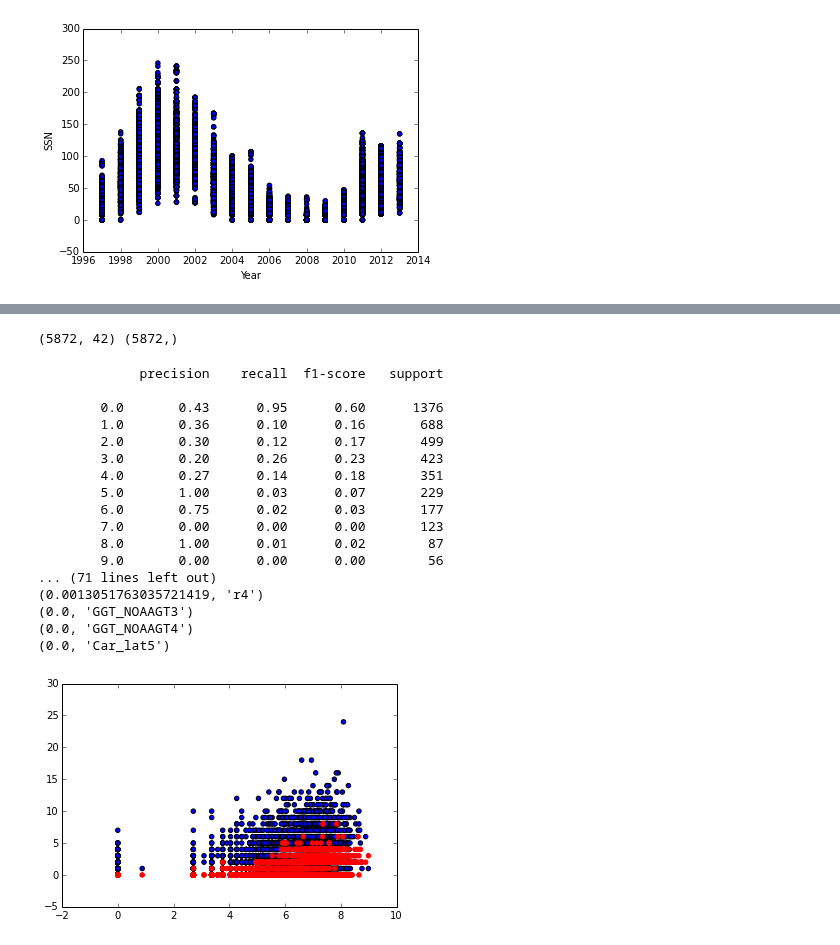
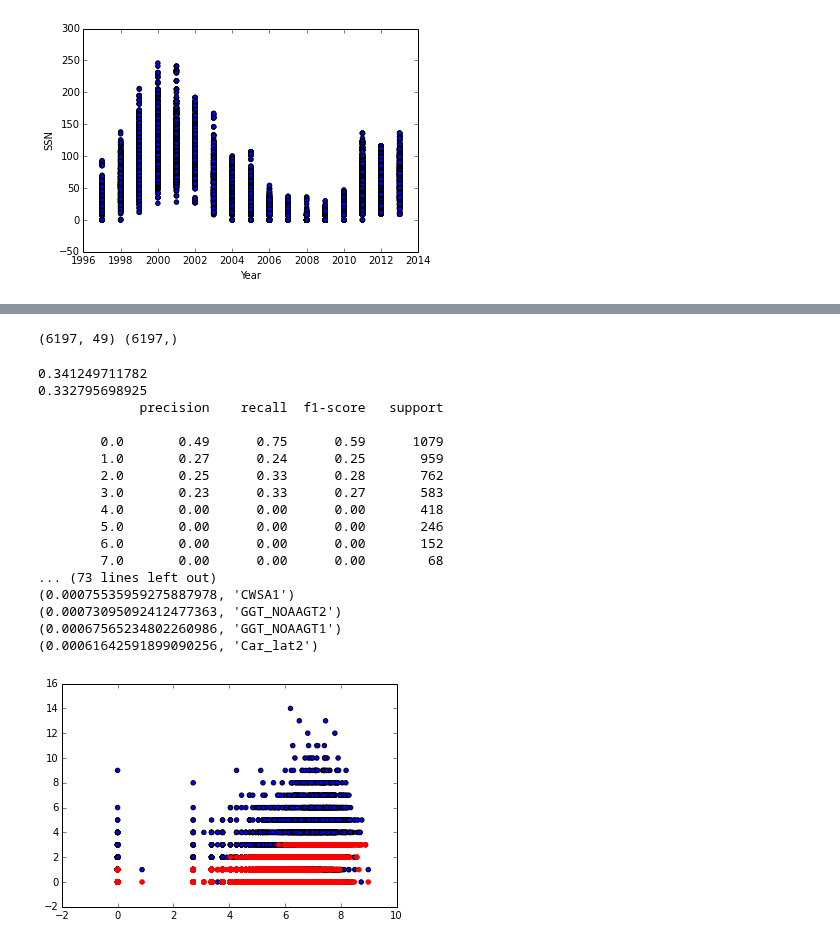
Before and after one commit to dinob0t/ga_project_final, a Jupyter notebook: cmes.ipynb, the cells around one changed output, grey strips where cells are left out. Saved outputs shown, nothing was run; the diff lists cells and outputs as text; code cells hidden in the pictures.

Commit message:
new catalogue

```diff
--- a/cmes.ipynb
+++ b/cmes.ipynb
@@ -62,10 +93,8 @@ df_cmes['CME'] = 1
 # %%
-# Extract date into year, month, and day columns
-df_cmes[['year','month','day','hour','minute']] = df_cmes.t0.str.extract('(\d\d\d\d)/(\d\d)/(\d\d) (\d\d):(\d\d)')
-df_cmes.drop('t0',axis=1, inplace=True)
 # Make the features integer
 for feature in df_cmes.columns:
     df_cmes[feature] = df_cmes[feature].astype(int)
+df_cmes.hour = df_cmes.hour + 1
 # Sort all on year -> month->day
 df_cmes = df_cmes.sort(columns=['year','month','day'])
 # %%
@@ -273,10 +302,11 @@ def track_multiple_ss(df_greenwich,df_merge, feat,asc, num_ss):
 # %%
 track_multiple = True
 track_number = 5
-track_property = 'CWSA'
+track_property = 'OWSA'
+track_ascending = False
 # Either track one sun spot group and associate properties
 if track_multiple:
-    blah =track_multiple_ss(df_greenwich,df_merge,track_property,False, track_number)
+    blah =track_multiple_ss(df_greenwich,df_merge,track_property,track_ascending, track_number)
 else:
     df_merge = which_ssg_to_track(df_greenwich,df_merge,track_property,'max')
 # %%
@@ -331,6 +339,7 @@ pd.merge(df_merge,df_greenwich,how='left',on=['year','month','day'])
 # %%
 # Replace missing CME and SSG data with 0s
 df_merge.replace(to_replace=np.NaN, value=0, inplace=True)
+df_merge.drop('index', inplace=True, axis=1)
 # %%
 # We can see that we have about 1 solar cycle ~ 11 years
 plt.scatter(df_merge.year,df_merge.ssn)
@@ -370,7 +379,15 @@ plt.ylabel('CMEs')
 # %%
 #####################################################################################
 features = ['ssn', 'Total_area', 'North_area', 'South_area','F10.7','LymanAlpha','CME']
+if cme_catalogue == 'cactus':
+        features = features + ['dt0','pa','da','v','dv','minv','maxv','hour']
+elif cme_catalogue == 'lasco':
+    features = features + ['Central_PA','Width','L_speed','2nd_o_speed','2nd_o_speed_20R','Accel','hour']
+
 # features = ['LymanAlpha','Total_area','F10.7']
+# Rolling average over
+roll_avg = 1
+df_merge['roll'] = df_merge.index/roll_avg
 group_ymd = df_merge.groupby(['year','month','day'])
 df_classify = pd.DataFrame()
 df_classify['ssn'] = np.log(1 + group_ymd['ssn'].mean().values)
@@ -381,10 +398,21 @@ df_classify['halo'] = group_ymd['halo'].sum().values
 df_classify['CME'] = group_ymd['CME'].sum().values
 
 # df_classify.CME = np.floor(df_classify.CME /5)
-df_classify['CME_tom'] = df_classify['CME'].shift(-1)
+df_classify['CME_tom'] = df_classify['CME'].shift(1)
 df_classify['F10.7'] = group_ymd['F10.7'].mean().values
 df_classify['LymanAlpha'] = group_ymd['LymanAlpha'].mean().values
+# df_classify['LymanAlpha'] = df_classify['LymanAlpha'].shift(-1)
+
+if cme_catalogue == 'cactus':
+    for feature in ['dt0','pa','da','v','dv','minv','maxv','hour']:
+        df_classify[feature] = np.log(1 + group_ymd[feature].mean().values)
+elif cme_catalogue == 'lasco':
+    for feature in ['Central_PA','Width','L_speed','2nd_o_speed','2nd_o_speed_20R','Accel','hour']:
+        df_classify[feature] = np.log(1 + group_ymd[feature].mean().values)
+
 for ssg in range(1,track_number+1):
+    if track_multiple == False:
+        ssg = ''
     features.append('GGT_NOAAGT'+str(ssg))
     features.append('OWSA'+str(ssg))
     features.append('r'+str(ssg))
@@ -399,16 +427,15 @@ for ssg in range(1,track_number+1):
     df_classify['Car_lat'+str(ssg)] = group_ymd['Car_lat'+str(ssg)].mean().values
     df_classify['CWSA'+str(ssg)] = np.log(1 + group_ymd['CWSA'+str(ssg)].mean().values)
     df_classify['GGT_NOAAGT'+str(ssg)] = group_ymd['GGT_NOAAGT'+str(ssg)].mean().values
-
+    if track_multiple ==False:
+        break
 df_classify.dropna(inplace=True,axis=0)
 # df_classify['mg_index'] = group_ymd['mg_index'].mean().values
 training_X = (df_classify[features].values)
 training_y = (df_classify['CME_tom'].values)
 
 print (training_X.shape), (training_y.shape)
-# CLASSIFY WITH A ML ALGORITHM
 
-# SCORE IT
 from sklearn import metrics
 from sklearn.cross_validation import cross_val_score
 from sklearn.cross_validation import train_test_split
@@ -416,43 +443,42 @@ from sklearn.preprocessing import scale
 
 X_split1, X_split2, y_split1, y_split2 = train_test_split(training_X, training_y, test_size=0.30, random_state = 30)
 # %% [output]
-(5872, 42) (5872,)
+(6197, 49) (6197,)
 # %%
 from sklearn.ensemble import RandomForestClassifier
-RF = RandomForestClassifier(max_depth=5)
+RF = RandomForestClassifier(n_estimators=100, min_samples_split=600)
 RF.fit(X_split1,y_split1)
 y_predict1 = RF.predict(X_split1)
-f11 = metrics.f1_score(y_predict1,y_split1)
 y_predict2 = RF.predict(X_split2)
-f12 = metrics.f1_score(y_predict2,y_split2)
 metrics.classification_report(y_split1, y_predict1)
-
+print RF.score(X_split1,y_split1)
+print RF.score(X_split2,y_split2)
 print metrics.classification_report(y_split1, y_predict1)
 print metrics.classification_report(y_split2, y_predict2)
 importance = zip(RF.feature_importances_, features)
 for rank in sorted(importance, key=lambda x: x[0], reverse=True):
     print rank
 plt.scatter(training_X[:,1], training_y)
 predict_all = RF.predict(training_X)
 plt.hold
 plt.scatter(training_X[:,1],predict_all,color='r')
 plt.show()
 # %% [output]
+0.341249711782
+0.332795698925
              precision    recall  f1-score   support
 
-        0.0       0.43      0.95      0.60      1376
-        1.0       0.36      0.10      0.16       688
-        2.0       0.30      0.12      0.17       499
-        3.0       0.20      0.26      0.23       423
-        4.0       0.27      0.14      0.18       351
-        5.0       1.00      0.03      0.07       229
-        6.0       0.75      0.02      0.03       177
-        7.0       0.00      0.00      0.00       123
-        8.0       1.00      0.01      0.02        87
-        9.0       0.00      0.00      0.00        56
-... (71 lines left out)
-(0.0013051763035721419, 'r4')
-(0.0, 'GGT_NOAAGT3')
-(0.0, 'GGT_NOAAGT4')
-(0.0, 'Car_lat5')
+        0.0       0.49      0.75      0.59      1079
+        1.0       0.27      0.24      0.25       959
+        2.0       0.25      0.33      0.28       762
+        3.0       0.23      0.33      0.27       583
+        4.0       0.00      0.00      0.00       418
+        5.0       0.00      0.00      0.00       246
+        6.0       0.00      0.00      0.00       152
+        7.0       0.00      0.00      0.00        68
+... (73 lines left out)
+(0.00075535959275887978, 'CWSA1')
+(0.00073095092412477363, 'GGT_NOAAGT2')
+(0.00067565234802260986, 'GGT_NOAAGT1')
+(0.00061642591899090256, 'Car_lat2')
-[figure, old version]
+[figure, new version]
```
Also changed, not shown: parts of 16 cells of this notebook, 2 other files.
